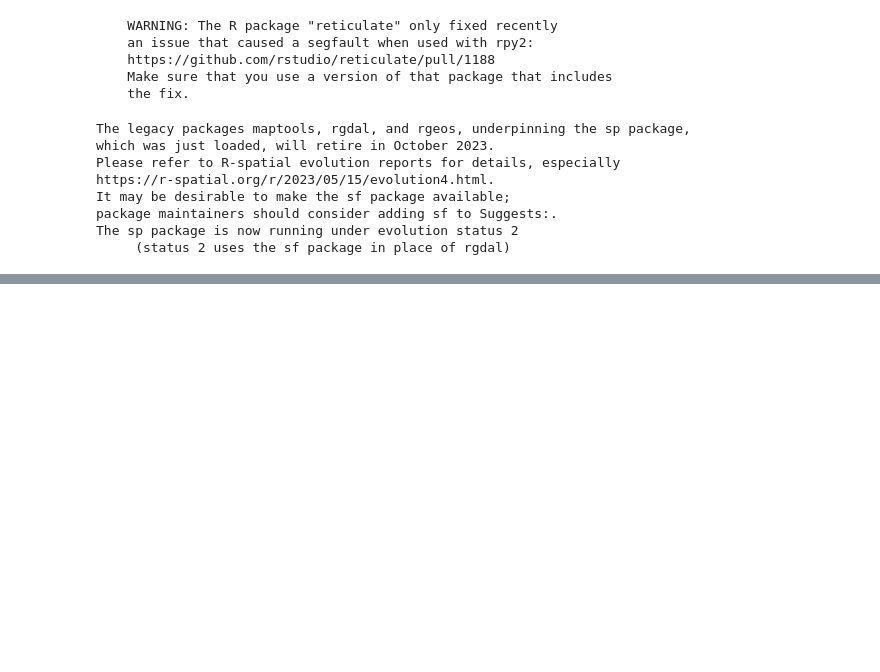
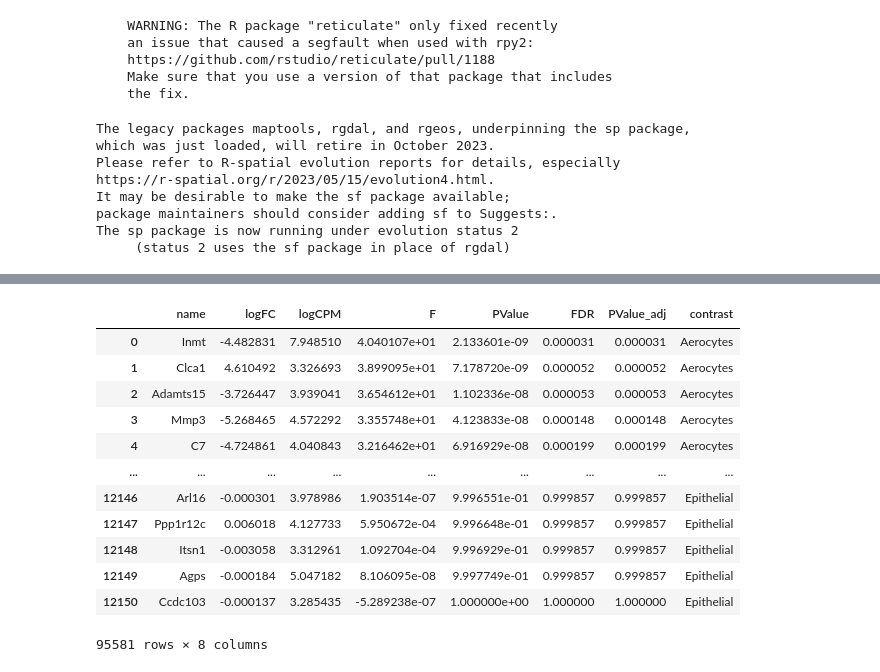
Before and after one commit to lueckenlab/masterpraktikum_fibrosis_atlas, a Jupyter notebook: notebooks/cell_cell_interactions/merged_test.ipynb, the cells around one changed output, grey strips where cells are left out. Drawn from its saved outputs; the diff is of its cells as text; code cells hidden in the pictures; blank space fills up the shorter version.

```diff
--- a/notebooks/cell_cell_interactions/merged_test.ipynb
+++ b/notebooks/cell_cell_interactions/merged_test.ipynb
@@ -155,8 +159,8 @@ options(timeout=600)
 ligand_target_matrix <- readRDS(url("https://zenodo.org/record/7074291/files/ligand_target_matrix_nsga2r_final_mouse.rds"))
 lr_network <- readRDS(url("https://zenodo.org/record/7074291/files/lr_network_mouse_21122021.rds"))
 # %%
-sender_celltypes = ["Aerocytes", "Alveolar_macrophages", "Endothelial", "Transitioning_epitheial", "Fibroblasts", "Interstitial_macrophages", "Epithelial"]
-receiver_celltypes = ["Aerocytes", "Alveolar_macrophages", "Endothelial", "Transitioning_epitheial", "Fibroblasts", "Interstitial_macrophages", "Epithelial"]
+sender_celltypes = ["Aerocytes", "Alveolar_macrophages", "Endothelial", "Transitioning_epithelial", "Fibroblasts", "Interstitial_macrophages", "Epithelial"]
+receiver_celltypes = ["Aerocytes", "Alveolar_macrophages", "Endothelial", "Transitioning_epithelial", "Fibroblasts", "Interstitial_macrophages", "Epithelial"]
 # %%
 # Helper function to obtain sufficiently expressed genes
 from functools import reduce
@@ -226,4 +233,26 @@ d
-# %%
-deg = dict()
-for cond in conditions:
-    deg[cond] =
+# %%
+deg = dict()
+for cond in conditions[1:]:
+    ld = []
+    for ct in receiver_celltypes:
+        d = pd.read_csv(f"../../../data/all_deg/{ct}_condition{cond}-conditionuntreated.csv")
+        d = d.rename(columns={"Unnamed: 0":"name"})
+        d["contrast"] = ct
+        ld.append(d)
+    deg[cond] = pd.concat(ld)
+# %%
+deg[cond]
+# %% [output]
+|  | name | logFC | logCPM | F | PValue | FDR | PValue_adj | contrast |
+| 0 | Inmt | -4.482831 | 7.948510 | 4.040107e+01 | 2.133601e-09 | 0.000031 | 0.000031 | Aerocytes |
+| 1 | Clca1 | 4.610492 | 3.326693 | 3.899095e+01 | 7.178720e-09 | 0.000052 | 0.000052 | Aerocytes |
+| 2 | Adamts15 | -3.726447 | 3.939041 | 3.654612e+01 | 1.102336e-08 | 0.000053 | 0.000053 | Aerocytes |
+| 3 | Mmp3 | -5.268465 | 4.572292 | 3.355748e+01 | 4.123833e-08 | 0.000148 | 0.000148 | Aerocytes |
+| 4 | C7 | -4.724861 | 4.040843 | 3.216462e+01 | 6.916929e-08 | 0.000199 | 0.000199 | Aerocytes |
+| ... | ... | ... | ... | ... | ... | ... | ... | ... |
+| 12146 | Arl16 | -0.000301 | 3.978986 | 1.903514e-07 | 9.996551e-01 | 0.999857 | 0.999857 | Epithelial |
+| 12147 | Ppp1r12c | 0.006018 | 4.127733 | 5.950672e-04 | 9.996648e-01 | 0.999857 | 0.999857 | Epithelial |
+| 12148 | Itsn1 | -0.003058 | 3.312961 | 1.092704e-04 | 9.996929e-01 | 0.999857 | 0.999857 | Epithelial |
+| 12149 | Agps | -0.000184 | 5.047182 | 8.106095e-08 | 9.997749e-01 | 0.999857 | 0.999857 | Epithelial |
+| 12150 | Ccdc103 | -0.000137 | 3.285435 | -5.289238e-07 | 1.000000e+00 | 1.000000 | 1.000000 | Epithelial |
+95581 rows × 8 columns
```
Also changed, not shown: parts of 5 cells of this notebook.
